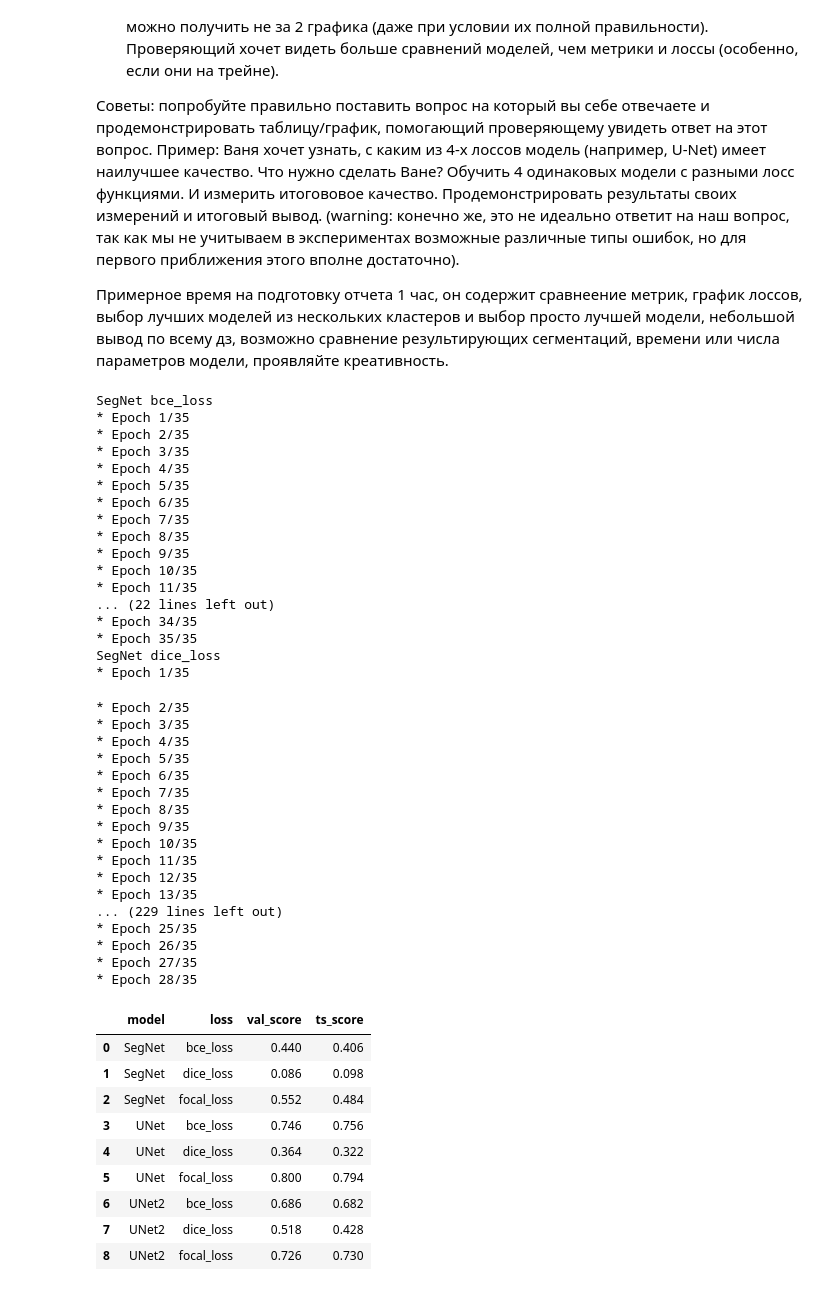
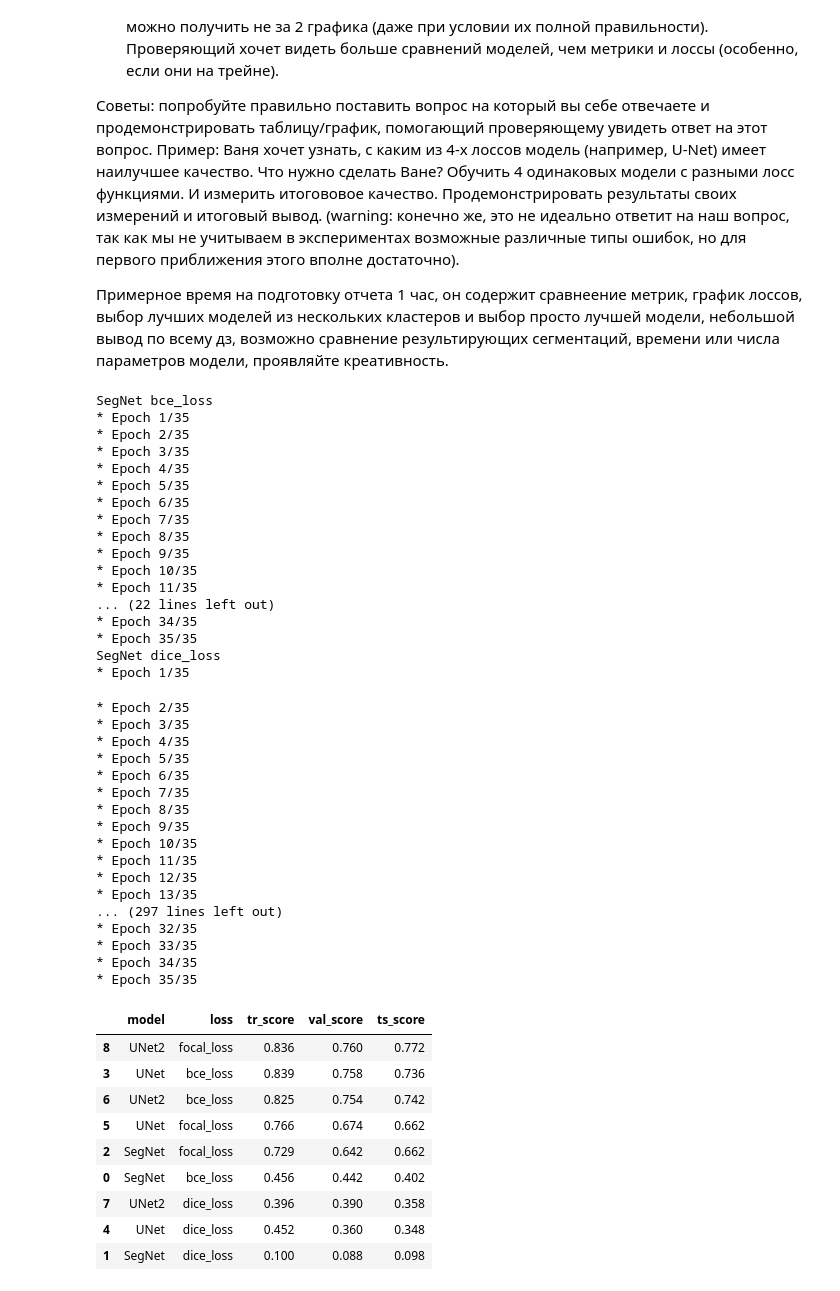
Before and after one commit to LevPerla/DLS_CV_Course, a Jupyter notebook: homeworks_2/[hw]semantic_segmentation.ipynb, the cells around one changed output. Saved outputs shown, nothing was run; the diff lists cells and outputs as text; code cells hidden in the pictures.

```diff
--- a/homeworks_2/[hw]semantic_segmentation.ipynb
+++ b/homeworks_2/[hw]semantic_segmentation.ipynb
@@ -867,7 +867,7 @@ show_val_loss_plot(history)
 # %%
 import pandas as pd
 # %%
-result_df = pd.DataFrame(columns = ["model","loss", "val_score", "ts_score"])
+result_df = pd.DataFrame(columns = ["model","loss", "tr_score", "val_score", "ts_score"])
 i=0
 max_epochs = 35
 for model_name in ["SegNet", "UNet", "UNet2"]:
@@ -904,6 +904,11 @@ for model_name in ["SegNet", "UNet", "UNet2"]:
                       patience=4,
                       plot=False)
 
+      model_tr_score = score_model(model_to_check,
+                                iou_pytorch,
+                                data_tr,
+                                threshold=0.5,
+                                plot=False)
       model_val_score = score_model(model_to_check,
                                 iou_pytorch,
                                 data_val,
@@ -916,7 +921,7 @@ for model_name in ["SegNet", "UNet", "UNet2"]:
                                 threshold=0.5,
                                 plot=False)
 
-    result_df.loc[i] = [model_name, loss_name, model_val_score, model_ts_score]
+    result_df.loc[i] = [model_name, loss_name,model_tr_score, model_val_score, model_ts_score]
     i+=1
 # %% [output]
 SegNet bce_loss
@@ -948,21 +953,21 @@ SegNet dice_loss
 * Epoch 11/35
 * Epoch 12/35
 * Epoch 13/35
-... (229 lines left out)
-* Epoch 25/35
-* Epoch 26/35
-* Epoch 27/35
-* Epoch 28/35
+... (297 lines left out)
+* Epoch 32/35
+* Epoch 33/35
+* Epoch 34/35
+* Epoch 35/35
-# %%
-result_df
-# %% [output]
-|  | model | loss | val_score | ts_score |
-| 0 | SegNet | bce_loss | 0.440 | 0.406 |
-| 1 | SegNet | dice_loss | 0.086 | 0.098 |
-| 2 | SegNet | focal_loss | 0.552 | 0.484 |
-| 3 | UNet | bce_loss | 0.746 | 0.756 |
-| 4 | UNet | dice_loss | 0.364 | 0.322 |
-| 5 | UNet | focal_loss | 0.800 | 0.794 |
-| 6 | UNet2 | bce_loss | 0.686 | 0.682 |
-| 7 | UNet2 | dice_loss | 0.518 | 0.428 |
-| 8 | UNet2 | focal_loss | 0.726 | 0.730 |
+# %%
+result_df.sort_values("val_score", ascending=False)
+# %% [output]
+|  | model | loss | tr_score | val_score | ts_score |
+| 8 | UNet2 | focal_loss | 0.836 | 0.760 | 0.772 |
+| 3 | UNet | bce_loss | 0.839 | 0.758 | 0.736 |
+| 6 | UNet2 | bce_loss | 0.825 | 0.754 | 0.742 |
+| 5 | UNet | focal_loss | 0.766 | 0.674 | 0.662 |
+| 2 | SegNet | focal_loss | 0.729 | 0.642 | 0.662 |
+| 0 | SegNet | bce_loss | 0.456 | 0.442 | 0.402 |
+| 7 | UNet2 | dice_loss | 0.396 | 0.390 | 0.358 |
+| 4 | UNet | dice_loss | 0.452 | 0.360 | 0.348 |
+| 1 | SegNet | dice_loss | 0.100 | 0.088 | 0.098 |
```
Also changed, not shown: parts of 5 cells of this notebook.
